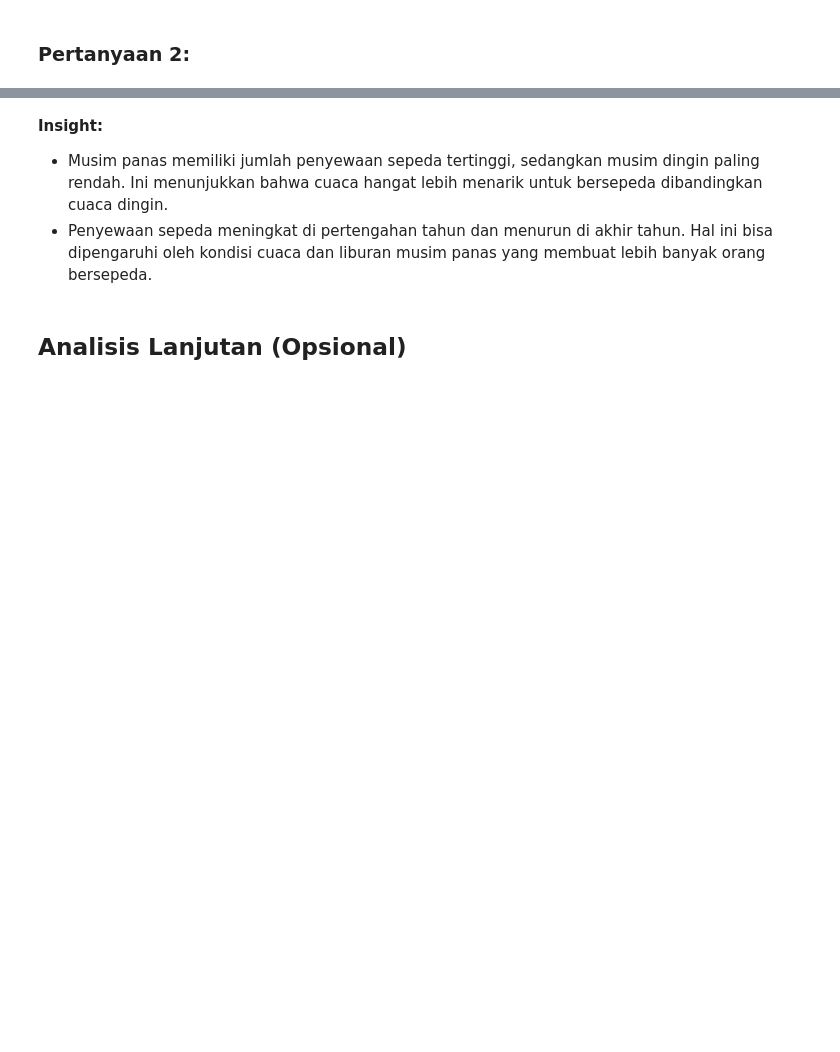
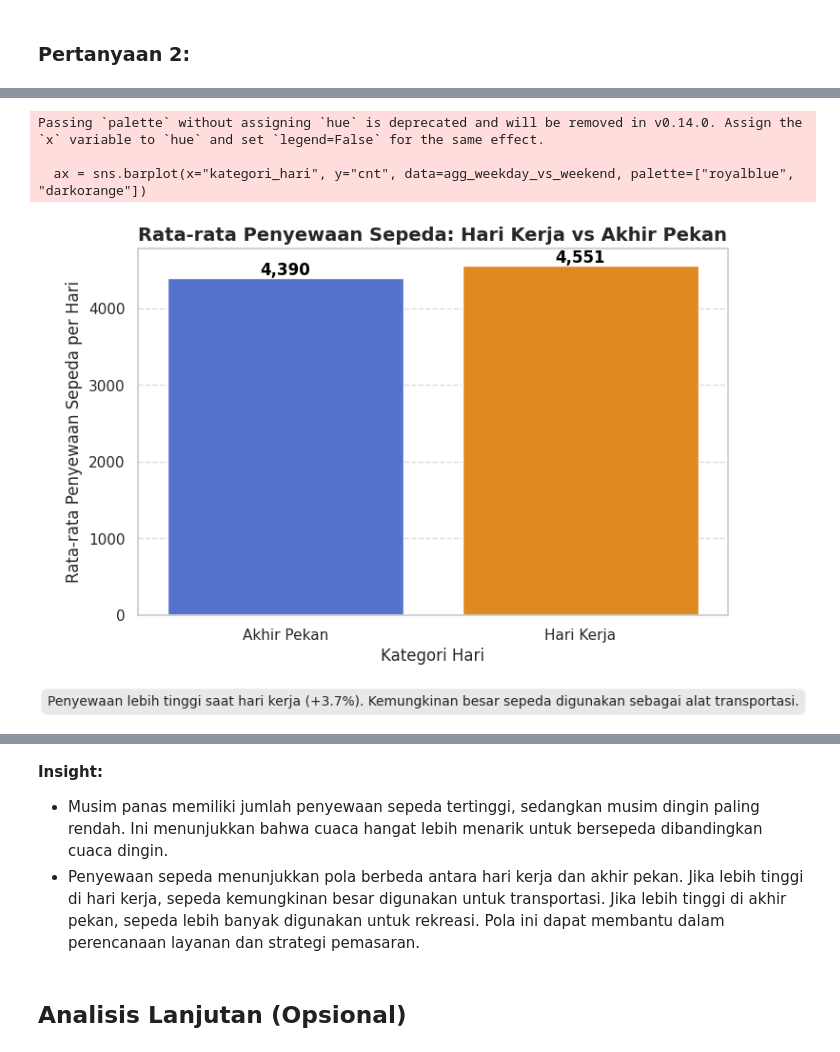
Before and after one commit to Rozii23/Proyek_Analisis_DBS_Bike_Sharing_Dataset, a Jupyter notebook: Proyek_Analisis_Data.ipynb, the cells around one changed output, grey strips where cells are left out. Cells and saved outputs as stored; diff of their text form; code cells hidden in the pictures; blank space fills up the shorter version.

```diff
--- a/Proyek_Analisis_Data.ipynb
+++ b/Proyek_Analisis_Data.ipynb
@@ -289,23 +289,3 @@ Total penyewaan sepeda berdasarkan musim:
 3  Dingin   841613
 # %% [markdown]
 ### Pertanyaan 2:
-# %%
-# Konversi kolom tanggal ke format datetime
-day_df["dteday"] = pd.to_datetime(day_df["dteday"])
-
-# Agregasi jumlah penyewaan per bulan
-day_df["month"] = day_df["dteday"].dt.strftime("%Y-%m")  # Format YYYY-MM
-agg_monthly = day_df.groupby("month")["cnt"].sum().reset_index()
-
-# Visualisasi tren penyewaan sepeda per bulan
-plt.figure(figsize=(12, 6))
-sns.lineplot(x="month", y="cnt", data=agg_monthly, marker="o", color="b")
-plt.xlabel("Bulan")
-plt.ylabel("Total Penyewaan Sepeda")
-plt.title("Tren Penyewaan Sepeda Sepanjang Tahun")
-plt.xticks(rotation=45)
-plt.grid(True)
-plt.show()
-
-# Menampilkan hasil agregasi
-print("Total penyewaan sepeda per bulan:\n", agg_monthly)
@@ -330,0 +292,56 @@ Total penyewaan sepeda per bulan:
+# %%
+# Konversi kolom tanggal ke format datetime
+day_df["dteday"] = pd.to_datetime(day_df["dteday"])
+
+# Tambahkan kolom untuk hari dalam seminggu (0 = Senin, 6 = Minggu)
+day_df["day_of_week"] = day_df["dteday"].dt.dayofweek
+
+# Kategorikan sebagai hari kerja atau akhir pekan
+day_df["kategori_hari"] = day_df["day_of_week"].apply(lambda x: "Hari Kerja" if x < 5 else "Akhir Pekan")
+
+# Agregasi rata-rata penyewaan berdasarkan kategori hari
+agg_weekday_vs_weekend = day_df.groupby("kategori_hari")["cnt"].mean().reset_index()
+
+# Hitung selisih dan persentase perbedaan
+workday_avg = agg_weekday_vs_weekend.loc[agg_weekday_vs_weekend["kategori_hari"] == "Hari Kerja", "cnt"].values[0]
+weekend_avg = agg_weekday_vs_weekend.loc[agg_weekday_vs_weekend["kategori_hari"] == "Akhir Pekan", "cnt"].values[0]
+diff = abs(workday_avg - weekend_avg)
+percent_diff = (diff / min(workday_avg, weekend_avg)) * 100
+
+# Tentukan interpretasi otomatis
+if workday_avg > weekend_avg:
+    interpretation = f"Penyewaan lebih tinggi saat hari kerja (+{percent_diff:.1f}%). Kemungkinan besar sepeda digunakan sebagai alat transportasi."
+else:
+    interpretation = f"Penyewaan lebih tinggi saat akhir pekan (+{percent_diff:.1f}%). Sepeda mungkin lebih sering digunakan untuk rekreasi."
+
+# Visualisasi jumlah penyewa di hari kerja vs akhir pekan
+plt.figure(figsize=(8, 5))
+sns.set_theme(style="whitegrid")  # Tema modern
+ax = sns.barplot(x="kategori_hari", y="cnt", data=agg_weekday_vs_weekend, palette=["royalblue", "darkorange"])
+
+# Tambahkan label di atas batang
+for p in ax.patches:
+    ax.annotate(f"{p.get_height():,.0f}", (p.get_x() + p.get_width() / 2, p.get_height()),
+                ha="center", va="bottom", fontsize=12, fontweight="bold", color="black")
+
+# Perbaiki label dan judul agar lebih deskriptif
+plt.xlabel("Kategori Hari", fontsize=12)
+plt.ylabel("Rata-rata Penyewaan Sepeda per Hari", fontsize=12)
+plt.title("Rata-rata Penyewaan Sepeda: Hari Kerja vs Akhir Pekan", fontsize=14, fontweight="bold")
+
+# Tambahkan deskripsi tambahan dengan interpretasi otomatis
+plt.figtext(0.5, -0.08, interpretation, ha="center", fontsize=10, bbox=dict(facecolor="lightgray", alpha=0.5, boxstyle="round,pad=0.5"))
+
+# Tambahkan grid horizontal untuk memperjelas perbedaan
+plt.grid(axis="y", linestyle="--", alpha=0.7)
+
+plt.show()
+
+# Menampilkan hasil agregasi
+print("📌 Rata-rata penyewaan sepeda berdasarkan kategori hari:\n", agg_weekday_vs_weekend)
+print("📢 Interpretasi:", interpretation)
+# %% [output]
+Passing `palette` without assigning `hue` is deprecated and will be removed in v0.14.0. Assign the `x` variable to `hue` and set `legend=False` for the same effect.
+
+  ax = sns.barplot(x="kategori_hari", y="cnt", data=agg_weekday_vs_weekend, palette=["royalblue", "darkorange"])
+[figure, added]
@@ -331,7 +353,7 @@ Total penyewaan sepeda per bulan:
 # %% [markdown]
 **Insight:**
 - Musim panas memiliki jumlah penyewaan sepeda tertinggi, sedangkan musim dingin paling rendah. Ini menunjukkan bahwa cuaca hangat lebih menarik untuk bersepeda dibandingkan cuaca dingin.
-- Penyewaan sepeda meningkat di pertengahan tahun dan menurun di akhir tahun. Hal ini bisa dipengaruhi oleh kondisi cuaca dan liburan musim panas yang membuat lebih banyak orang bersepeda.
+- Penyewaan sepeda menunjukkan pola berbeda antara hari kerja dan akhir pekan. Jika lebih tinggi di hari kerja, sepeda kemungkinan besar digunakan untuk transportasi. Jika lebih tinggi di akhir pekan, sepeda lebih banyak digunakan untuk rekreasi. Pola ini dapat membantu dalam perencanaan layanan dan strategi pemasaran.
 # %% [markdown]
 ## Analisis Lanjutan (Opsional)
 # %% [markdown]
```
Also changed, not shown: parts of 3 cells of this notebook.
